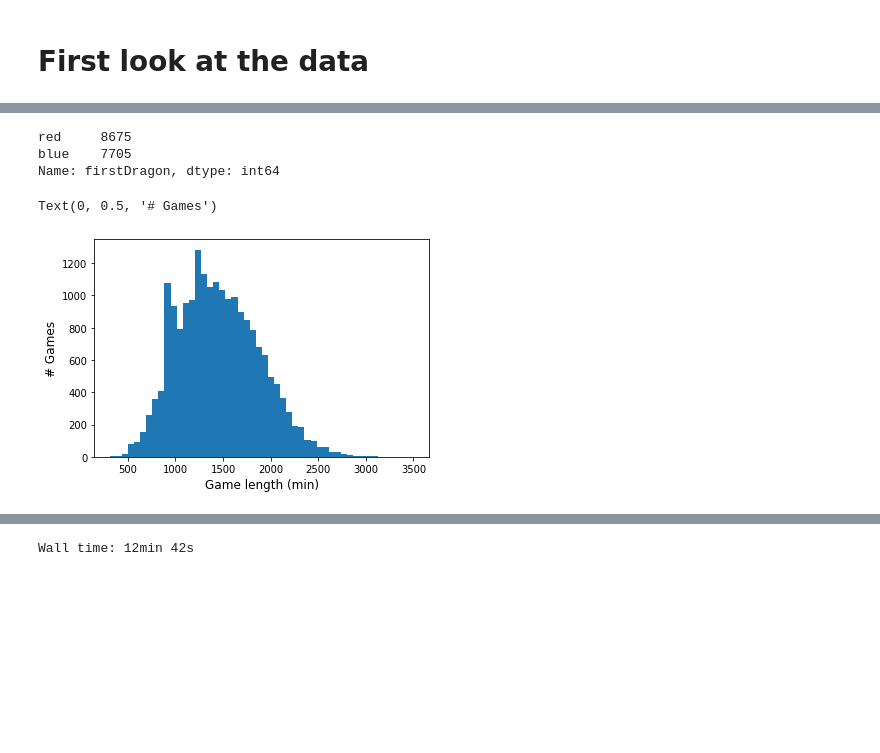
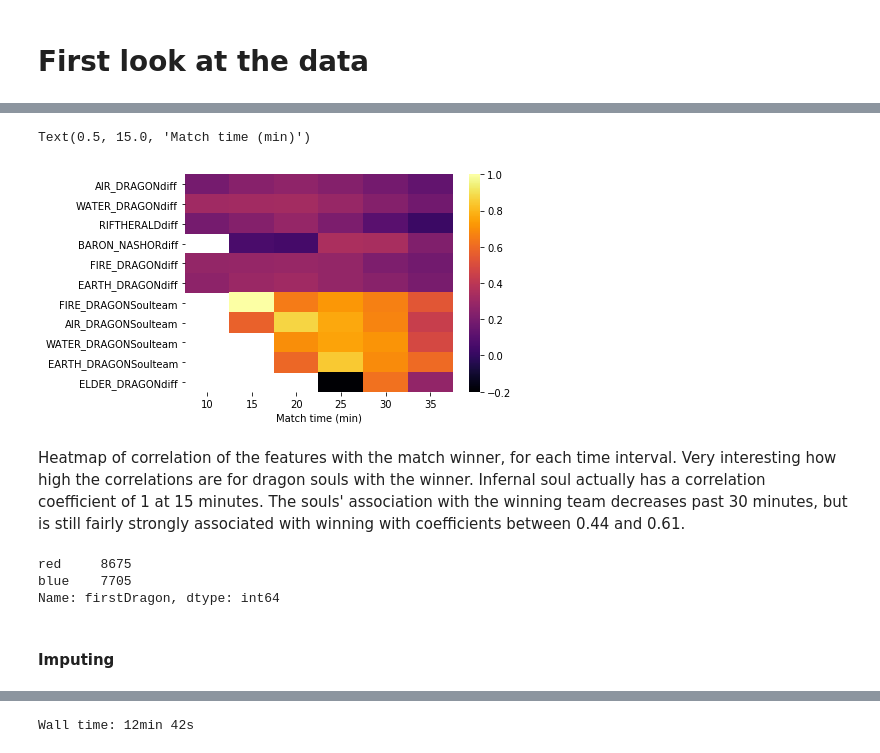
Before and after one commit to Serenitea/DSND-Capstone-LoL, a Jupyter notebook: WIP.ipynb, the cells around one changed output, grey strips where cells are left out. Drawn from its saved outputs; the diff is of its cells as text; code cells hidden in the pictures; blank space fills up the shorter version.

```diff
--- a/WIP.ipynb
+++ b/WIP.ipynb
@@ -687,0 +740,6 @@ gamestate_by_time_dict[10]
+# %%
+enc_gamestate_by_time_dict = {}
+#convert blue and red team to boolean ints
+for time in gamestate_by_time_dict.keys():
+    #df = df.replace({'blue': 0, 'red': 1})
+    enc_gamestate_by_time_dict[time] = gamestate_by_time_dict[time].replace({'blue': 1, 'red': -1})
@@ -687,0 +784,5 @@ gamestate_by_time_dict[10]
+# %%
+df_ini_timecorr = pd.DataFrame()
+for time in enc_gamestate_by_time_dict.keys():
+    s_corr = pd.Series(enc_gamestate_by_time_dict[time].corrwith(enc_gamestate_by_time_dict[time]['Winner']).drop('Winner'), name=time)
+    df_ini_timecorr = pd.concat((df_ini_timecorr, s_corr), axis=1)
@@ -688,13 +804,16 @@ gamestate_by_time_dict[10]
+# %%
+ax = sns.heatmap(df_ini_timecorr, cmap = 'inferno')
+ax.set_xlabel('Match time (min)')
+# %% [output]
+Text(0.5, 15.0, 'Match time (min)')
+[figure, added]
+# %% [markdown]
+Heatmap of correlation of the features with the match winner, for each time interval. Very interesting how high the correlations are for dragon souls with the winner. Infernal soul actually has a correlation coefficient of 1 at 15 minutes. The souls' association with the winning team decreases past 30 minutes, but is still fairly strongly associated with winning with coefficients between 0.44 and 0.61.
 # %%
 df['firstDragon'].value_counts()
 # %% [output]
 red     8675
 blue    7705
 Name: firstDragon, dtype: int64
-# %%
-plt.hist(df_dropped['GameDuration'], bins = 50)
-plt.xlabel('Game length (min)', fontsize = 12)
-plt.ylabel('# Games', fontsize = 12)
-# %% [output]
-Text(0, 0.5, '# Games')
-[figure, removed]
+# %% [markdown]
+#### Imputing
```
Also changed, not shown: parts of 159 cells of this notebook, 13 other files.
